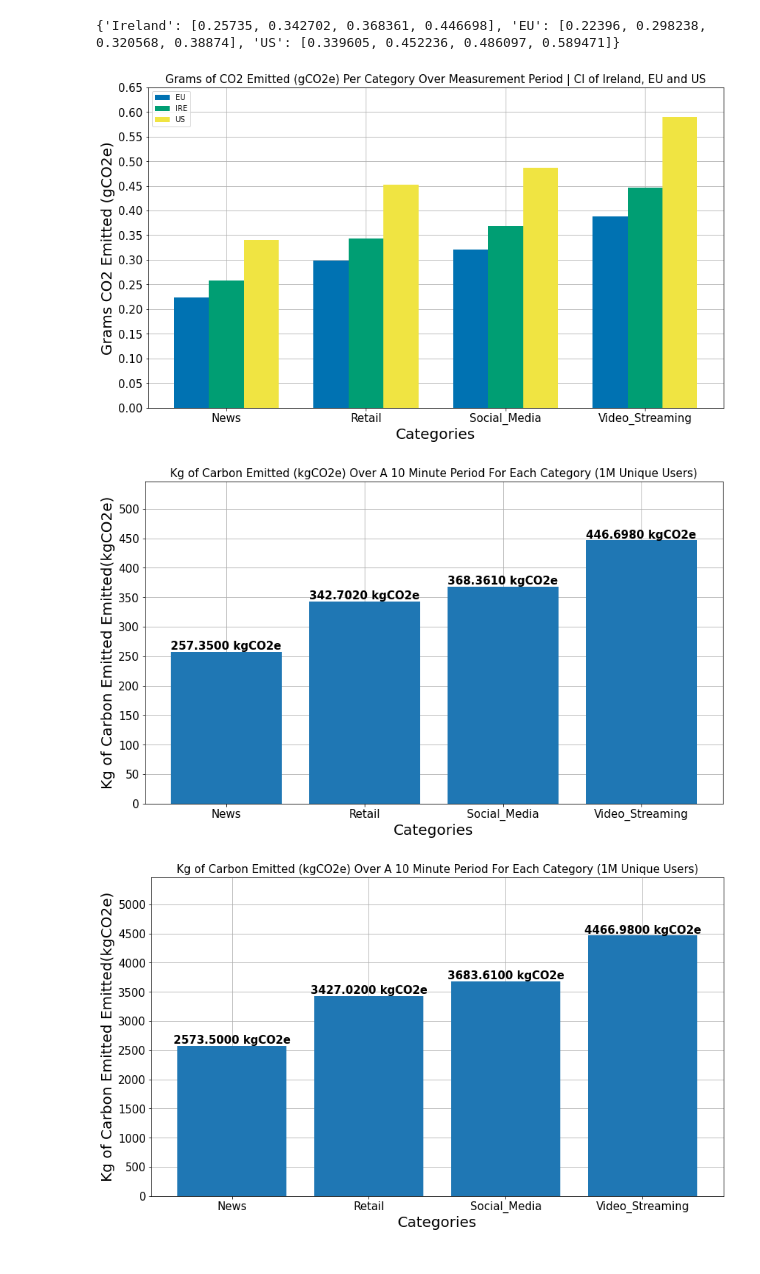
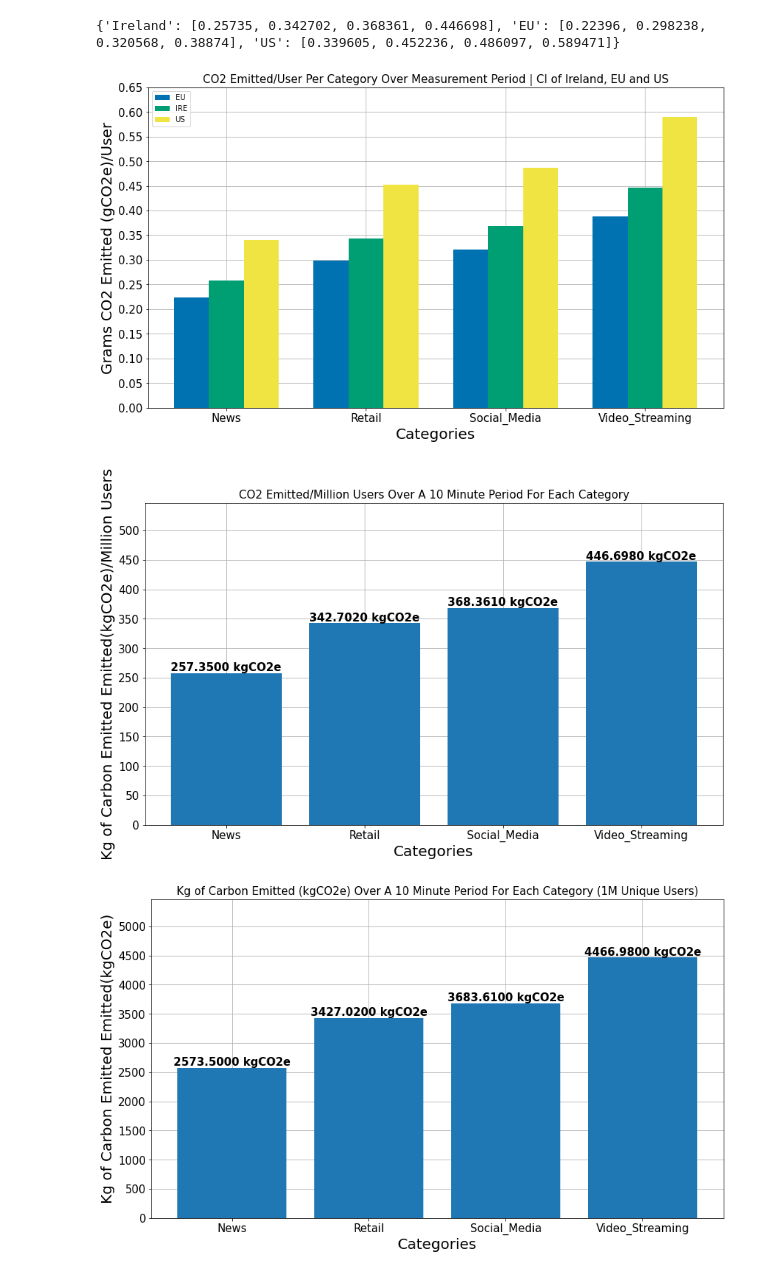
Before and after one commit to JackGeraghty/Energy-Consumption-of-Websites, a Jupyter notebook: Papillon.ipynb, the cells around one changed output. Drawn from its saved outputs; the diff is of its cells as text; code cells hidden in the pictures.

```diff
--- a/Papillon.ipynb
+++ b/Papillon.ipynb
@@ -746,8 +746,8 @@ for ci in carbon_intensities:
 #         fig.tight_layout()
         ax.legend()
 
-        plt.title(f'Grams of Carbon Emitted (gCO2e) Emitted Over 10 Minutes Usage For {category} Websites | Carbon Intensity of {ci}', fontsize=15)
-        plt.ylabel('Grams Carbon Emitted(gCO2e)', fontsize=20)
+        plt.title(f'CO2 Emitted/User Emitted Over 10 Minutes Usage For {category} Websites | Carbon Intensity of {ci}', fontsize=15)
+        plt.ylabel('Grams of CO2 Emitted(gCO2e)/User', fontsize=20)
         plt.xlabel('Websites', fontsize=20)
         plt.savefig(f'plots/papillon/website_carbon_emissions_{category}_{ci}.jpg')
         plt.show()
@@ -899,38 +899,38 @@ rects2 = ax.bar(x , grams_per_region['EU'], width, label='EU', color=colours[0],
 rects1 = ax.bar(x + width, grams_per_region['Ireland'], width, label='IRE', color=colours[1], zorder=3)
 rects3 = ax.bar(x + width*2, grams_per_region['US'], width, label='US', color=colours[2] , zorder=3)
 
-plt.title('Grams of CO2 Emitted (gCO2e) Per Category Over Measurement Period | CI of Ireland, EU and US', fontsize=15)
+plt.title('CO2 Emitted/User Per Category Over Measurement Period | CI of Ireland, EU and US', fontsize=15)
 plt.xticks(x+width, categories[:-1], fontsize=15)
 max_y = max(max([grams_per_region[region] for region in grams_per_region]))
 plt.yticks([i for i in np.arange(0, max_y + 0.1, 0.05)], fontsize=15)
 ax.set_xticklabels(categories[:-1])
 ax.legend()
 
-plt.ylabel('Grams CO2 Emitted (gCO2e)',fontsize=20)
+plt.ylabel('Grams CO2 Emitted (gCO2e)/User',fontsize=20)
 plt.xlabel('Categories', fontsize=20)
 
 # fig.tight_layout()
 plt.savefig('plots/papillon/grams_per_category_per_region.jpg')
 plt.show()
 # %% [output]
-[figure, old version]
+[figure, new version]
 # %%
 fig, ax = plt.subplots(figsize=(14, 8))
-plt.title('Kg of Carbon Emitted (kgCO2e) Over A 10 Minute Period For Each Category (1M Unique Users)', fontsize=15)
-plt.ylabel('Kg of Carbon Emitted Emitted(kgCO2e)', fontsize=20)
+plt.title('CO2 Emitted/Million Users Over A 10 Minute Period For Each Category', fontsize=15)
+plt.ylabel('Kg of Carbon Emitted Emitted(kgCO2e)/Million Users', fontsize=20)
 plt.yticks([i for i in np.arange(0.0, max(mean_category_carbon)*1e+6/1000 + 100, 50)], fontsize=15)
 plt.ylim(0, max(mean_category_carbon)*1e+6/1000 + 100)
 plt.xlabel('Categories', fontsize=20)
 plt.xticks(fontsize=15)
 ax.grid(zorder=0)
 bars = plt.bar(categories[:-1], [(carbon * 1e+6) / 1000 for carbon in mean_category_carbon] , align='center',zorder=3)
 for rect in bars:
     height = rect.get_height()
     plt.text(rect.get_x() + rect.get_width()/2.0, height, '%.4f kgCO2e' % round(height,4), ha='center', fontsize=15, va='bottom',weight='bold')
 
 plt.savefig('plots/papillon/mean_carbon_per_category_1m.jpg')
 plt.show()
 # %% [output]
-[figure, old version]
+[figure, new version]
 # %%
 fig, ax = plt.subplots(figsize=(14, 8))
```
Also changed, not shown: parts of 5 cells of this notebook, 37 other files.
